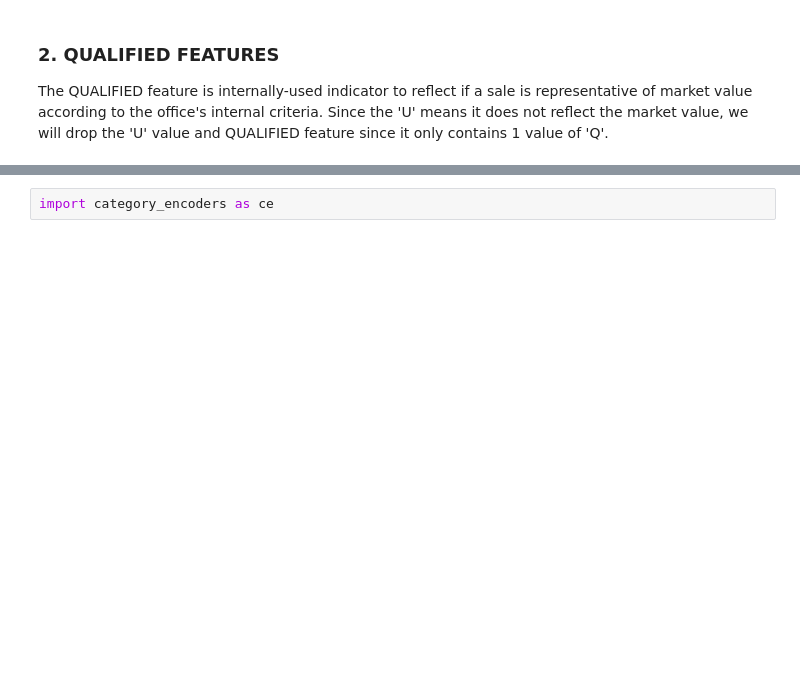
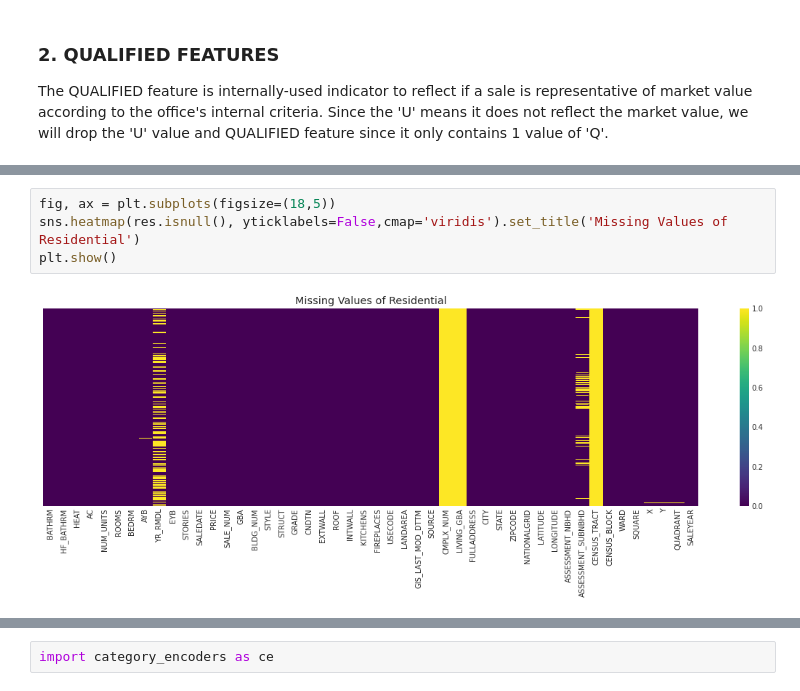
Before and after one commit to elvanselvano/purwadhika-final-project, a Jupyter notebook: notebooks/04_preprocessing.ipynb, the cells around one changed output, grey strips where cells are left out. Drawn from its saved outputs; the diff is of its cells as text; blank space fills up the shorter version.

```diff
--- a/notebooks/04_preprocessing.ipynb
+++ b/notebooks/04_preprocessing.ipynb
@@ -246,0 +95,6 @@ df_clean_9.shape
+# %%
+fig, ax = plt.subplots(figsize=(18,5))
+sns.heatmap(res.isnull(), yticklabels=False,cmap='viridis').set_title('Missing Values of Residential')
+plt.show()
+# %% [output]
+[figure, added]
```
Also changed, not shown: parts of 134 cells of this notebook, 3 other files.
